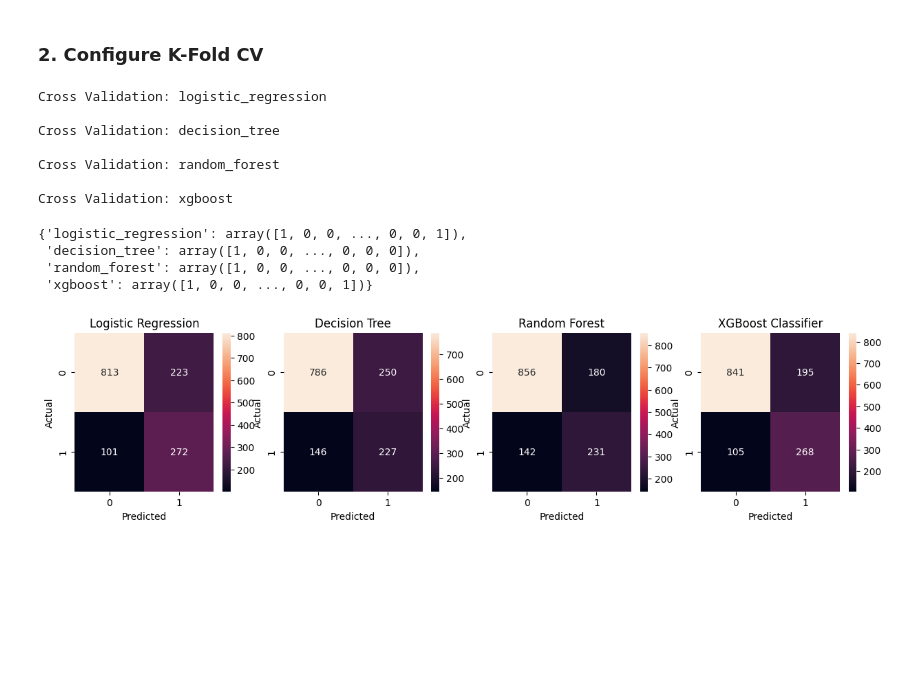
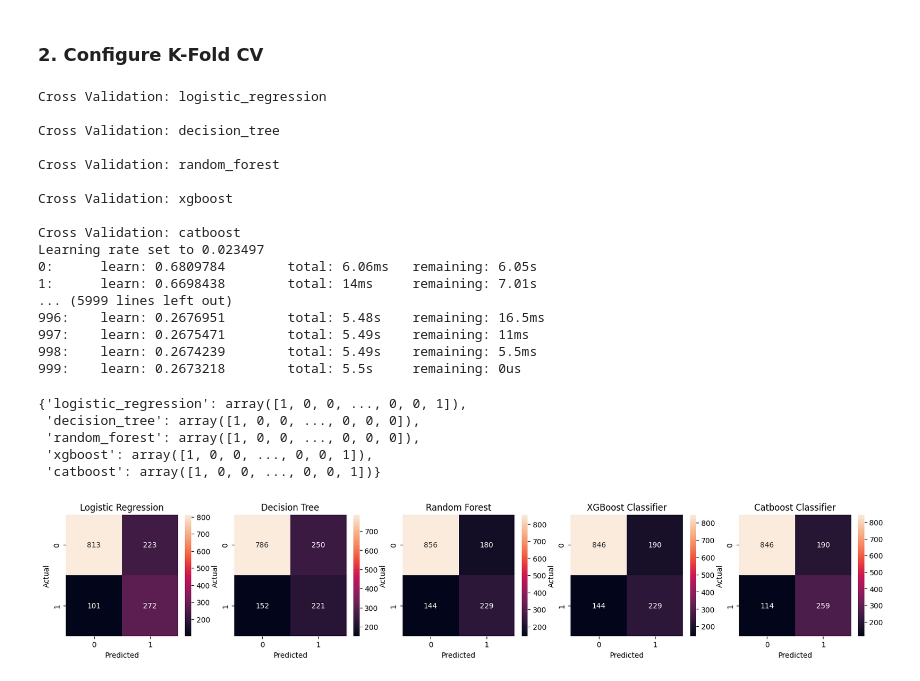
Before and after one commit to HirushikaPelagewtta/Telco-Customer-Churn-Prediction, a Jupyter notebook: Model_Implementation_andEvaluation/3_Multi_model_training.ipynb, the cells around one changed output. Drawn from its saved outputs; the diff is of its cells as text; code cells hidden in the pictures; blank space fills up the shorter version.

Commit message:
Cat boost and grid search implemnted

```diff
--- a/Model_Implementation_andEvaluation/3_Multi_model_training.ipynb
+++ b/Model_Implementation_andEvaluation/3_Multi_model_training.ipynb
@@ -41,14 +56,9 @@ models ={
     'logistic_regression': LogisticRegression(),
     'decision_tree': DecisionTreeClassifier(),
     'random_forest': RandomForestClassifier(),
-    'xgboost' : XGBClassifier(
-    n_estimators=200,      # number of trees
-    max_depth=4,           # tree depth
-    learning_rate=0.1,     # step size shrinkage
-    subsample=0.8,         # fraction of samples per tree
-    colsample_bytree=0.8,  # fraction of features per tree
-    random_state=42
-)
+    'xgboost' : XGBClassifier(),
+    'catboost' : CatBoostClassifier()
+
 
 
 }
@@ -88,6 +98,16 @@ Cross Validation: decision_tree
 Cross Validation: random_forest
 
 Cross Validation: xgboost
+
+Cross Validation: catboost
+Learning rate set to 0.023497
+0:      learn: 0.6809784        total: 6.06ms   remaining: 6.05s
+1:      learn: 0.6698438        total: 14ms     remaining: 7.01s
+... (5999 lines left out)
+996:    learn: 0.2676951        total: 5.48s    remaining: 16.5ms
+997:    learn: 0.2675471        total: 5.49s    remaining: 11ms
+998:    learn: 0.2674239        total: 5.49s    remaining: 5.5ms
+999:    learn: 0.2673218        total: 5.5s     remaining: 0us
 # %%
 Y_hat_tests={}
 for model_name, model in trained_models.items():
@@ -98,37 +118,44 @@ Y_hat_tests
 {'logistic_regression': array([1, 0, 0, ..., 0, 0, 1]),
  'decision_tree': array([1, 0, 0, ..., 0, 0, 0]),
  'random_forest': array([1, 0, 0, ..., 0, 0, 0]),
- 'xgboost': array([1, 0, 0, ..., 0, 0, 1])}
+ 'xgboost': array([1, 0, 0, ..., 0, 0, 1]),
+ 'catboost': array([1, 0, 0, ..., 0, 0, 1])}
 # %%
 cm1 = confusion_matrix(Y_test, Y_hat_tests['logistic_regression'])
 cm2 = confusion_matrix(Y_test, Y_hat_tests['decision_tree'])
 cm3 = confusion_matrix(Y_test, Y_hat_tests['random_forest'])
 cm4 = confusion_matrix(Y_test, Y_hat_tests['xgboost'])
+cm5 = confusion_matrix(Y_test, Y_hat_tests['catboost'])
 # %%
-fig, (ax1,ax2,ax3,ax4) = plt.subplots(1,4, figsize=(15,3))
+fig, (ax1,ax2,ax3,ax4,ax5) = plt.subplots(1,5, figsize=(20,3))
 
 sns.heatmap(cm1, annot=True, fmt='d', ax=ax1)
 ax1.set_xlabel('Predicted')
 ax1.set_ylabel('Actual')
 ax1.set_title('Logistic Regression')
 
 
 sns.heatmap(cm2, annot=True, fmt='d', ax=ax2)
 ax2.set_xlabel('Predicted')
 ax2.set_ylabel('Actual')
 ax2.set_title('Decision Tree')
 
 
 sns.heatmap(cm3, annot=True, fmt='d', ax=ax3)
 ax3.set_xlabel('Predicted')
 ax3.set_ylabel('Actual')
 ax3.set_title('Random Forest')
 
 sns.heatmap(cm4, annot=True, fmt='d', ax=ax4)
 ax4.set_xlabel('Predicted')
 ax4.set_ylabel('Actual')
 ax4.set_title('XGBoost Classifier')
 
+sns.heatmap(cm5, annot=True, fmt='d', ax=ax5)
+ax5.set_xlabel('Predicted')
+ax5.set_ylabel('Actual')
+ax5.set_title('Catboost Classifier')
+
 plt.show()
 # %% [output]
-[figure, old version]
+[figure, new version]
```
Also changed, not shown: parts of 2 cells of this notebook, 6 other files.
